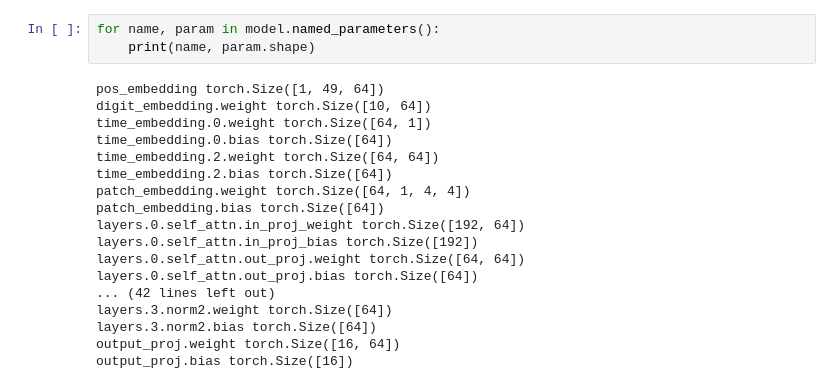
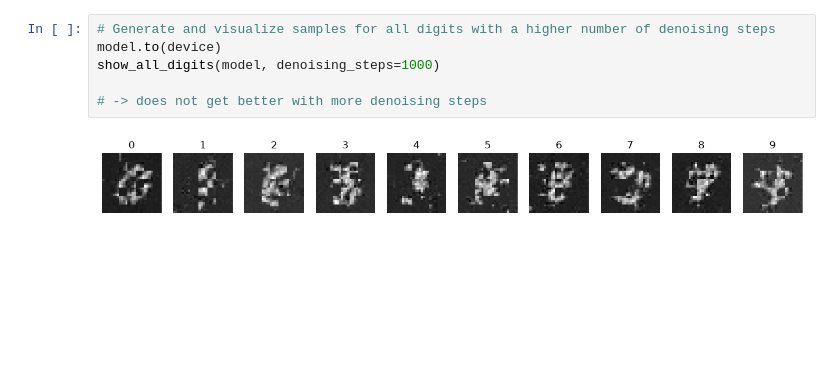
Before and after one commit to leoposc/lerobot-smolvla, a Jupyter notebook: flow-matching-tutorial/testlab.ipynb, the cells around one changed output. Saved outputs shown, nothing was run; the diff lists cells and outputs as text; blank space fills up the shorter version.

Commit message:
add fine tuning for each digit and visualize the results.

```diff
--- a/flow-matching-tutorial/testlab.ipynb
+++ b/flow-matching-tutorial/testlab.ipynb
@@ -640,21 +654,8 @@ VBox(children=(HBox(children=(SelectMultiple(description='Params:', index=(0, 1,
 # %%
-for name, param in model.named_parameters():
-    print(name, param.shape)
+# Generate and visualize samples for all digits with a higher number of denoising steps
+model.to(device)
+show_all_digits(model, denoising_steps=1000)
+
+# -> does not get better with more denoising steps
 # %% [output]
-pos_embedding torch.Size([1, 49, 64])
-digit_embedding.weight torch.Size([10, 64])
-time_embedding.0.weight torch.Size([64, 1])
-time_embedding.0.bias torch.Size([64])
-time_embedding.2.weight torch.Size([64, 64])
-time_embedding.2.bias torch.Size([64])
-patch_embedding.weight torch.Size([64, 1, 4, 4])
-patch_embedding.bias torch.Size([64])
-layers.0.self_attn.in_proj_weight torch.Size([192, 64])
-layers.0.self_attn.in_proj_bias torch.Size([192])
-layers.0.self_attn.out_proj.weight torch.Size([64, 64])
-layers.0.self_attn.out_proj.bias torch.Size([64])
-... (42 lines left out)
-layers.3.norm2.weight torch.Size([64])
-layers.3.norm2.bias torch.Size([64])
-output_proj.weight torch.Size([16, 64])
-output_proj.bias torch.Size([16])
+[figure, added]
```
Also changed, not shown: parts of 10 cells of this notebook.
